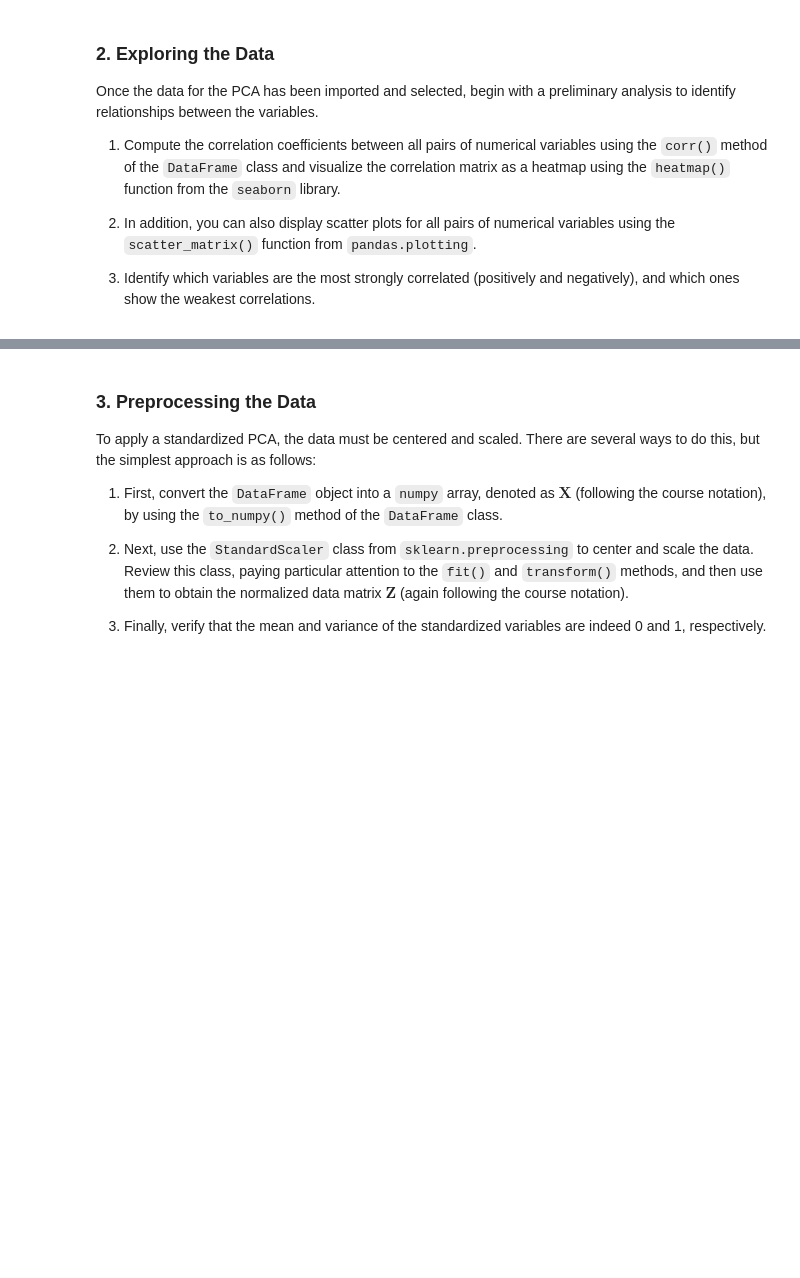
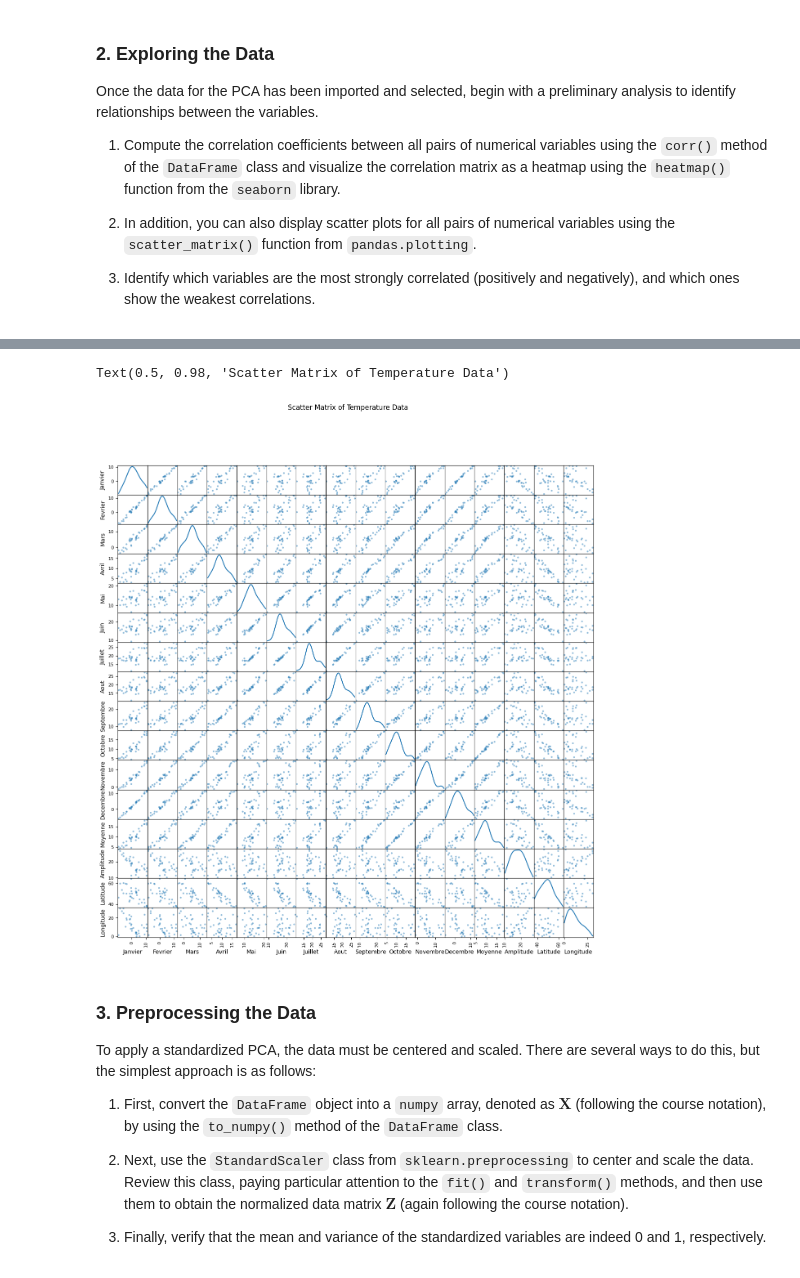
Before and after one commit to jmvilla12/apprentissage-non-supervise, a Jupyter notebook: TP1/TP_PCA_template.ipynb, the cells around one changed output, grey strips where cells are left out. Cells and saved outputs as stored; diff of their text form; code cells hidden in the pictures; blank space fills up the shorter version.

```diff
--- a/TP1/TP_PCA_template.ipynb
+++ b/TP1/TP_PCA_template.ipynb
@@ -80,3 +88,12 @@ Once the data for the PCA has been imported and selected, begin with a prelimina
+# %%
+scatter_matrix = pd.plotting.scatter_matrix(data, figsize=(15, 15), diagonal='kde', alpha=0.5)
+plt.suptitle('Scatter Matrix of Temperature Data')
+
+# 3. The latitude has a negative correlation with the temperature
+#  You can see like a correlation between latitude and temperature. The higher the latitude, the lower the temperature.
+# %% [output]
+Text(0.5, 0.98, 'Scatter Matrix of Temperature Data')
+[figure, added]
 # %% [markdown]
 ### 3. Preprocessing the Data
 To apply a standardized PCA, the data must be centered and scaled. There are several ways to do this, but the simplest approach is as follows:
```
Also changed, not shown: parts of 1 cell of this notebook.
